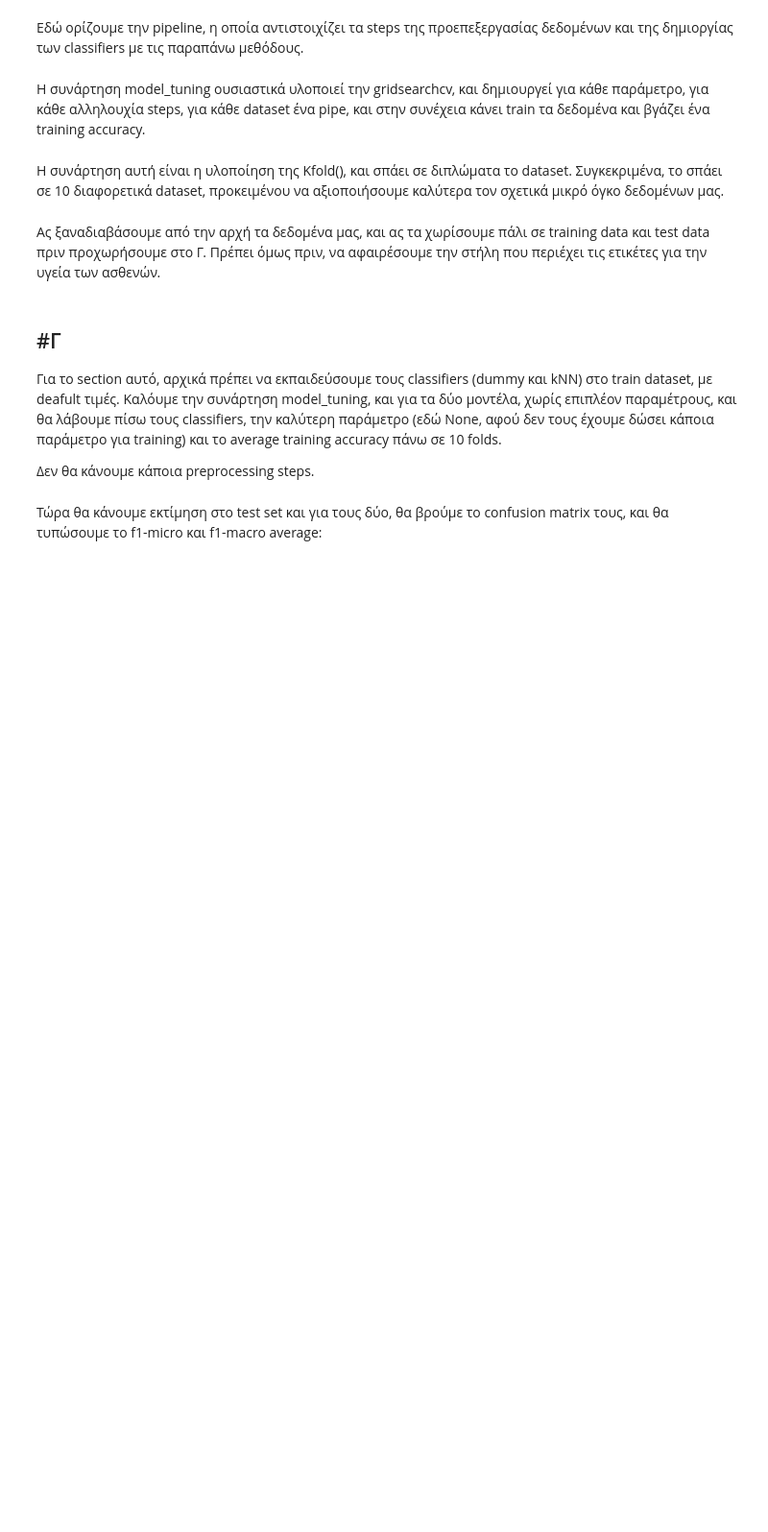
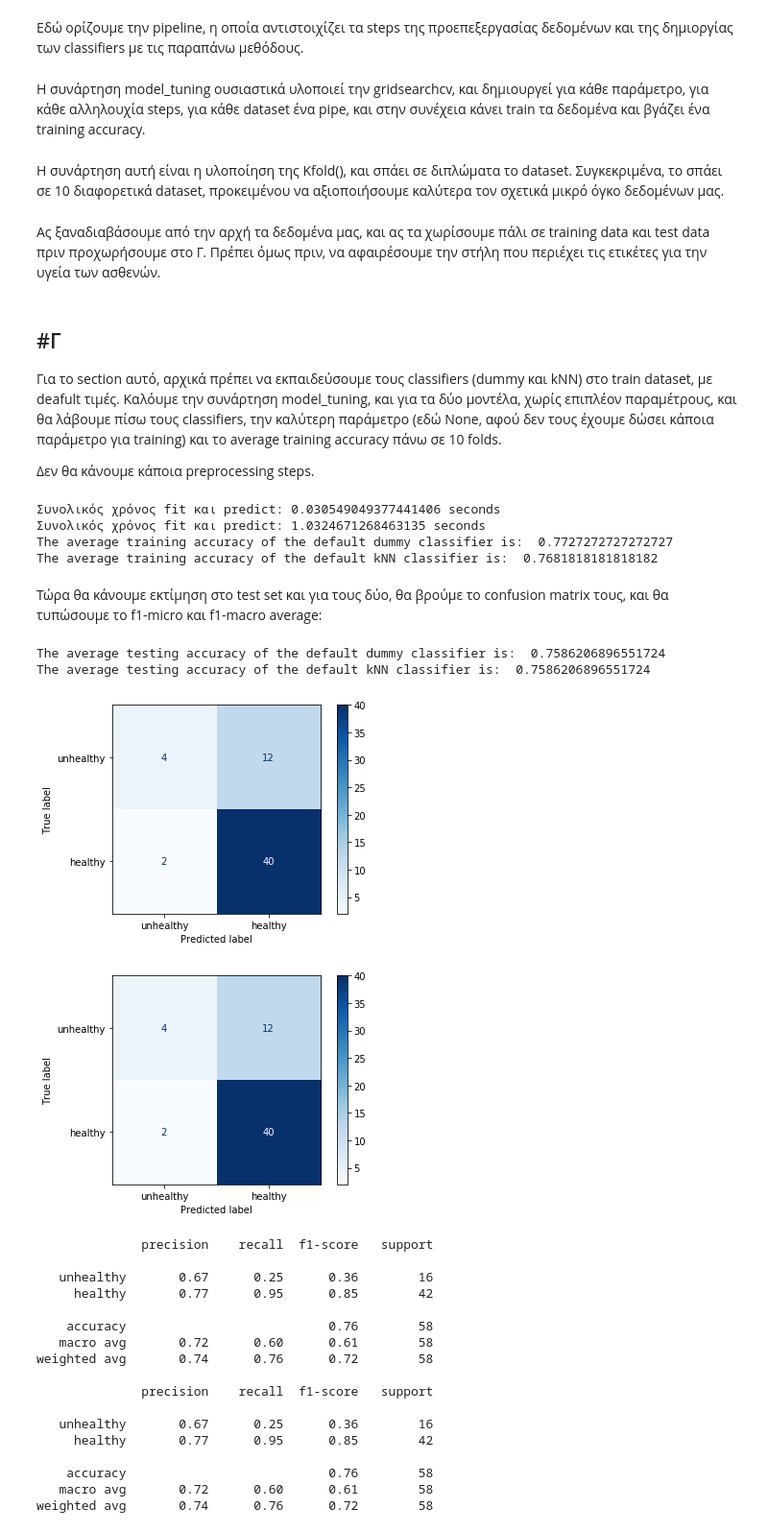
Before and after one commit to georgeaidinis/NTUA, a Jupyter notebook: NN/Lab 1/Lab_1_Small_NN.ipynb, the cells around one changed output. Shown at 96% size. Drawn from its saved outputs; the diff is of its cells as text; code cells hidden in the pictures; blank space fills up the shorter version.

```diff
--- a/NN/Lab 1/Lab_1_Small_NN.ipynb
+++ b/NN/Lab 1/Lab_1_Small_NN.ipynb
@@ -444,7 +515,7 @@ def model_tuning(model, data, preprocessing_steps = None):
             if preprocessing_steps:
                 steps = preprocessing_steps + [(model[0], model[1])]
             else:
-                steps = [(model[0], parameter)]
+                steps = [(model[0], model[1])]
             #create the pipeline, returns the processed data, the
             #classifier ready for training and evaluating:
             folded_data = ten_fold(data)
@@ -582,5 +653,10 @@ kNN_default, best_parameter2, acc_list2 = model_tuning( ("kNN", -1),  data)
 
 print("The average training accuracy of the default dummy classifier is: ", acc_list1)
 print("The average training accuracy of the default kNN classifier is: ", acc_list2)
+# %% [output]
+Συνολικός χρόνος fit και predict: 0.030549049377441406 seconds
+Συνολικός χρόνος fit και predict: 1.0324671268463135 seconds
+The average training accuracy of the default dummy classifier is:  0.7727272727272727
+The average training accuracy of the default kNN classifier is:  0.7681818181818182
 # %% [markdown]
 Τώρα θα κάνουμε εκτίμηση στο test set και για τους δύο, θα βρούμε το confusion matrix τους, και θα τυπώσουμε το f1-micro και f1-macro average:
@@ -605,0 +663,51 @@ print(acc_list)
+# %%
+from sklearn.metrics import confusion_matrix
+import matplotlib.pyplot as plt
+from sklearn.metrics import plot_confusion_matrix
+from sklearn.metrics import precision_recall_fscore_support
+
+
+
+
+preds1 = dummy_default.predict(test)
+preds2 = kNN_default.predict(test)
+
+
+print("The average testing accuracy of the default dummy classifier is: ", accuracy_score(test_labels, preds1))
+print("The average testing accuracy of the default kNN classifier is: ", accuracy_score(test_labels, preds2))
+
+
+disp1 = plot_confusion_matrix(dummy_default, test, test_labels,
+                                 display_labels=["unhealthy", "healthy"],
+                                 cmap=plt.cm.Blues)
+plt.show()
+
+disp1 = plot_confusion_matrix(kNN_default, test, test_labels,
+                                 display_labels=["unhealthy", "healthy"],
+                                 cmap=plt.cm.Blues)
+plt.show()
+
+print(classification_report(test_labels, preds1, target_names=["unhealthy", "healthy"]))
+print(classification_report(test_labels, preds2, target_names=["unhealthy", "healthy"]))
+# %% [output]
+The average testing accuracy of the default dummy classifier is:  0.7586206896551724
+The average testing accuracy of the default kNN classifier is:  0.7586206896551724
+[figure, added]
+[figure, added]
+              precision    recall  f1-score   support
+
+   unhealthy       0.67      0.25      0.36        16
+     healthy       0.77      0.95      0.85        42
+
+    accuracy                           0.76        58
+   macro avg       0.72      0.60      0.61        58
+weighted avg       0.74      0.76      0.72        58
+
+              precision    recall  f1-score   support
+
+   unhealthy       0.67      0.25      0.36        16
+     healthy       0.77      0.95      0.85        42
+
+    accuracy                           0.76        58
+   macro avg       0.72      0.60      0.61        58
+weighted avg       0.74      0.76      0.72        58
```
Also changed, not shown: parts of 11 cells of this notebook.
